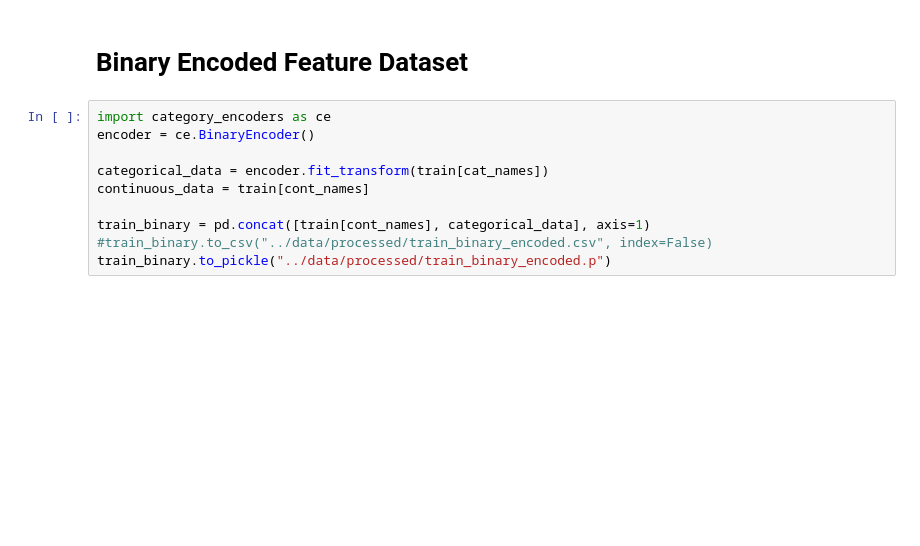
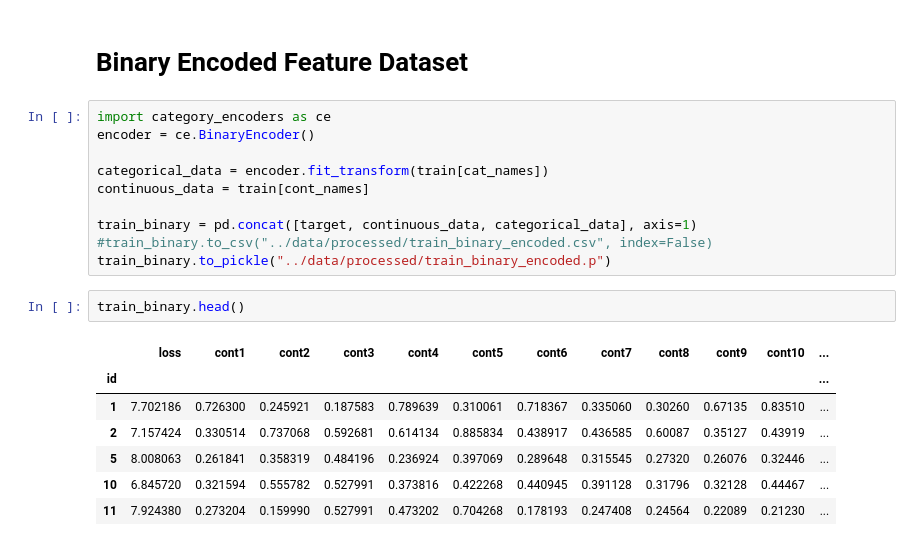
Before and after one commit to rlshuhart/Allstate_Claims_Severity, a Jupyter notebook: notebooks/2_Data_Preparation.ipynb, the cells around one changed output. Saved outputs shown, nothing was run; the diff lists cells and outputs as text; blank space fills up the shorter version.

```diff
--- a/notebooks/2_Data_Preparation.ipynb
+++ b/notebooks/2_Data_Preparation.ipynb
@@ -39,6 +54,16 @@ encoder = ce.BinaryEncoder()
 categorical_data = encoder.fit_transform(train[cat_names])
 continuous_data = train[cont_names]
 
-train_binary = pd.concat([train[cont_names], categorical_data], axis=1)
+train_binary = pd.concat([target, continuous_data, categorical_data], axis=1)
 #train_binary.to_csv("../data/processed/train_binary_encoded.csv", index=False)
 train_binary.to_pickle("../data/processed/train_binary_encoded.p")
+# %%
+train_binary.head()
+# %% [output]
+|  | loss | cont1 | cont2 | cont3 | cont4 | cont5 | cont6 | cont7 | cont8 | cont9 | cont10 | ... |
+| id |  |  |  |  |  |  |  |  |  |  |  | ... |
+| 1 | 7.702186 | 0.726300 | 0.245921 | 0.187583 | 0.789639 | 0.310061 | 0.718367 | 0.335060 | 0.30260 | 0.67135 | 0.83510 | ... |
+| 2 | 7.157424 | 0.330514 | 0.737068 | 0.592681 | 0.614134 | 0.885834 | 0.438917 | 0.436585 | 0.60087 | 0.35127 | 0.43919 | ... |
+| 5 | 8.008063 | 0.261841 | 0.358319 | 0.484196 | 0.236924 | 0.397069 | 0.289648 | 0.315545 | 0.27320 | 0.26076 | 0.32446 | ... |
+| 10 | 6.845720 | 0.321594 | 0.555782 | 0.527991 | 0.373816 | 0.422268 | 0.440945 | 0.391128 | 0.31796 | 0.32128 | 0.44467 | ... |
+| 11 | 7.924380 | 0.273204 | 0.159990 | 0.527991 | 0.473202 | 0.704268 | 0.178193 | 0.247408 | 0.24564 | 0.22089 | 0.21230 | ... |
```
Also changed, not shown: parts of 3 cells of this notebook, 4 other files.
